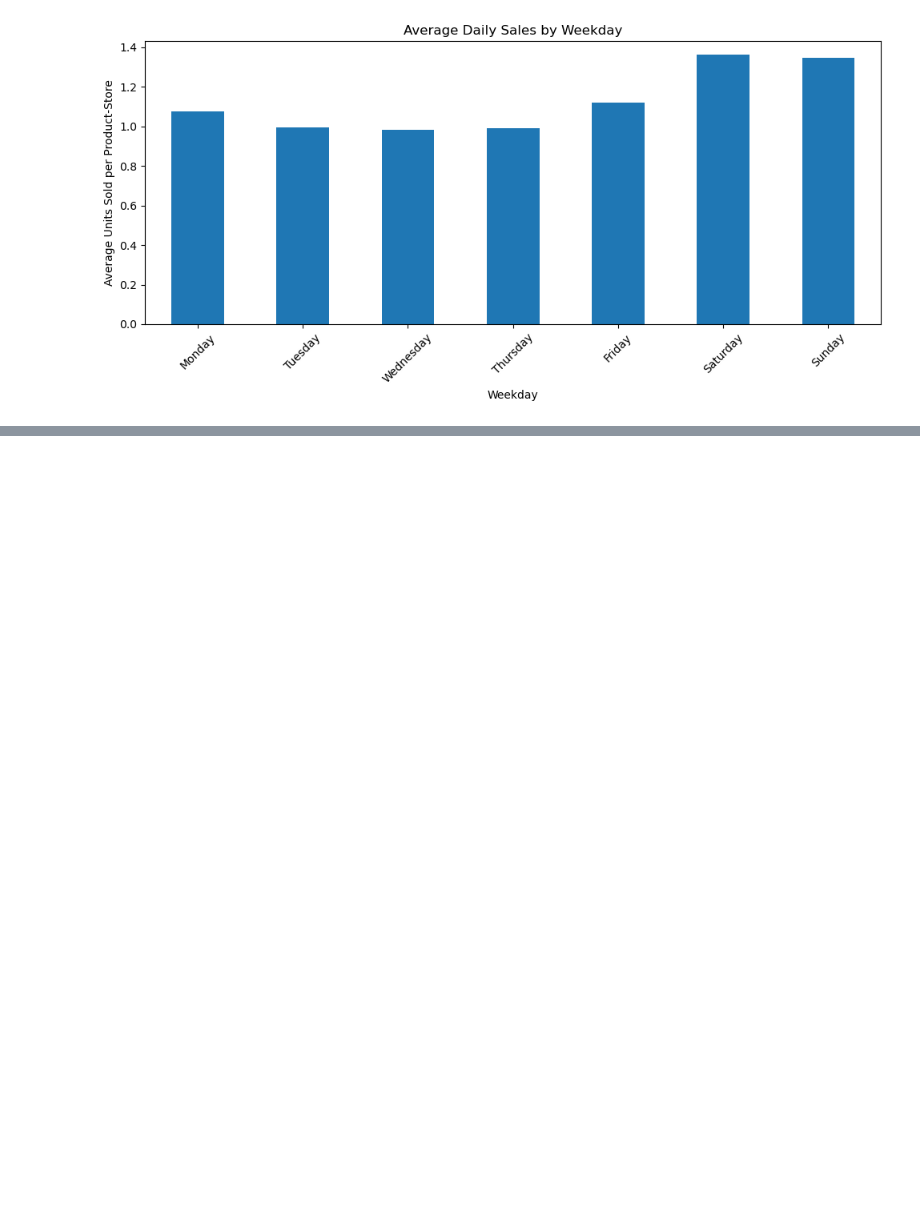
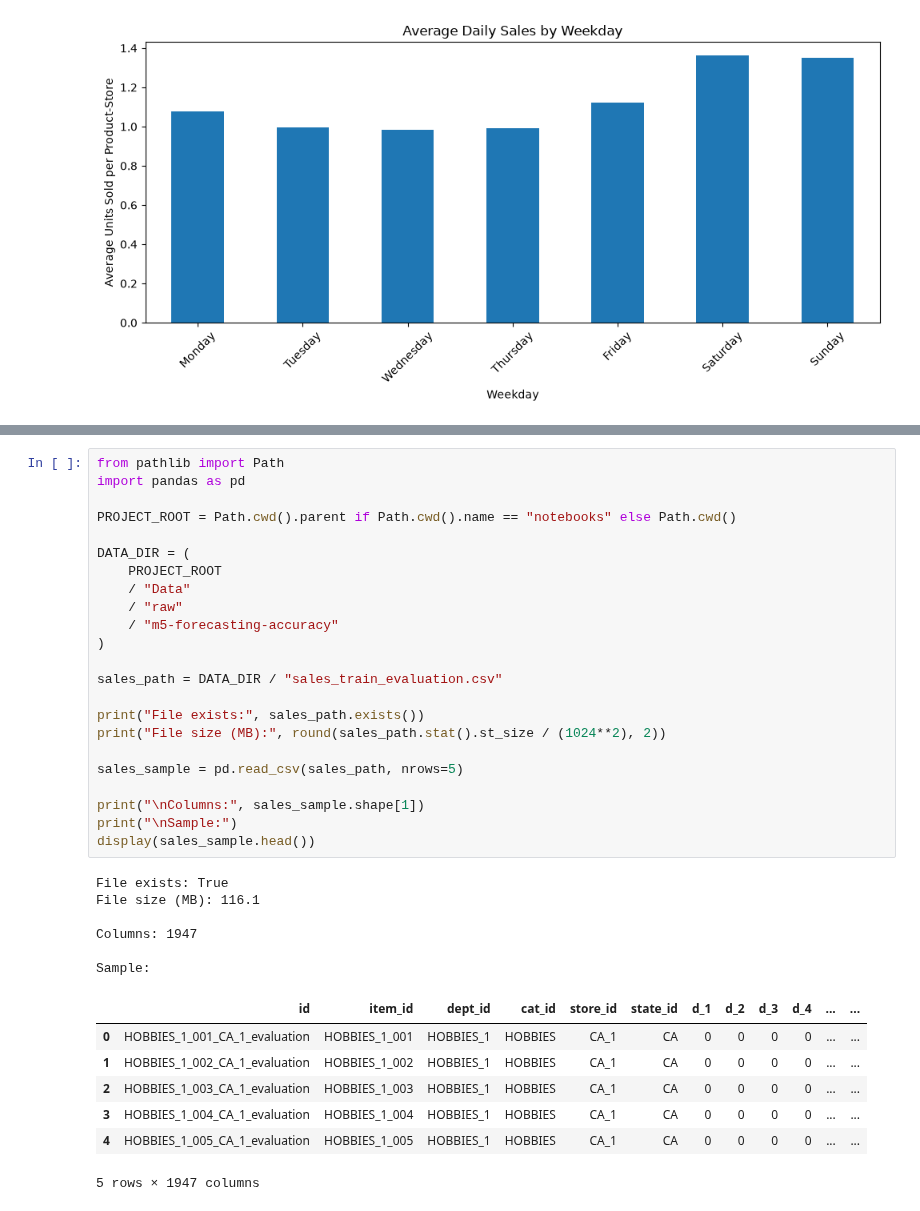
Before and after one commit to 20deepak28/demand-analysis-project, a Jupyter notebook: notebooks/02_data_prep.ipynb, the cells around one changed output, grey strips where cells are left out. Saved outputs shown, nothing was run; the diff lists cells and outputs as text; blank space fills up the shorter version.

```diff
--- a/notebooks/02_data_prep.ipynb
+++ b/notebooks/02_data_prep.ipynb
@@ -194,0 +336,37 @@ plt.show()
+# %%
+from pathlib import Path
+import pandas as pd
+
+PROJECT_ROOT = Path.cwd().parent if Path.cwd().name == "notebooks" else Path.cwd()
+
+DATA_DIR = (
+    PROJECT_ROOT
+    / "Data"
+    / "raw"
+    / "m5-forecasting-accuracy"
+)
+
+sales_path = DATA_DIR / "sales_train_evaluation.csv"
+
+print("File exists:", sales_path.exists())
+print("File size (MB):", round(sales_path.stat().st_size / (1024**2), 2))
+
+sales_sample = pd.read_csv(sales_path, nrows=5)
+
+print("\nColumns:", sales_sample.shape[1])
+print("\nSample:")
+display(sales_sample.head())
+# %% [output]
+File exists: True
+File size (MB): 116.1
+
+Columns: 1947
+
+Sample:
+|  | id | item_id | dept_id | cat_id | store_id | state_id | d_1 | d_2 | d_3 | d_4 | ... | ... |
+| 0 | HOBBIES_1_001_CA_1_evaluation | HOBBIES_1_001 | HOBBIES_1 | HOBBIES | CA_1 | CA | 0 | 0 | 0 | 0 | ... | ... |
+| 1 | HOBBIES_1_002_CA_1_evaluation | HOBBIES_1_002 | HOBBIES_1 | HOBBIES | CA_1 | CA | 0 | 0 | 0 | 0 | ... | ... |
+| 2 | HOBBIES_1_003_CA_1_evaluation | HOBBIES_1_003 | HOBBIES_1 | HOBBIES | CA_1 | CA | 0 | 0 | 0 | 0 | ... | ... |
+| 3 | HOBBIES_1_004_CA_1_evaluation | HOBBIES_1_004 | HOBBIES_1 | HOBBIES | CA_1 | CA | 0 | 0 | 0 | 0 | ... | ... |
+| 4 | HOBBIES_1_005_CA_1_evaluation | HOBBIES_1_005 | HOBBIES_1 | HOBBIES | CA_1 | CA | 0 | 0 | 0 | 0 | ... | ... |
+5 rows × 1947 columns
```
Also changed, not shown: parts of 45 cells of this notebook, 1 other file.
